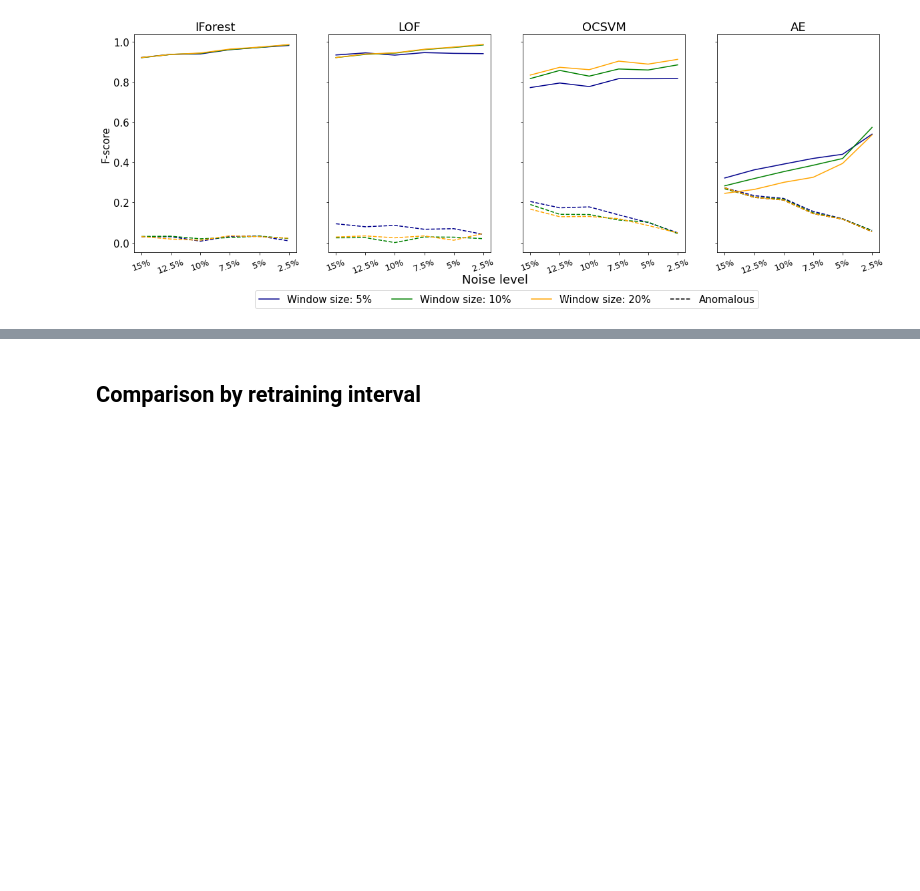
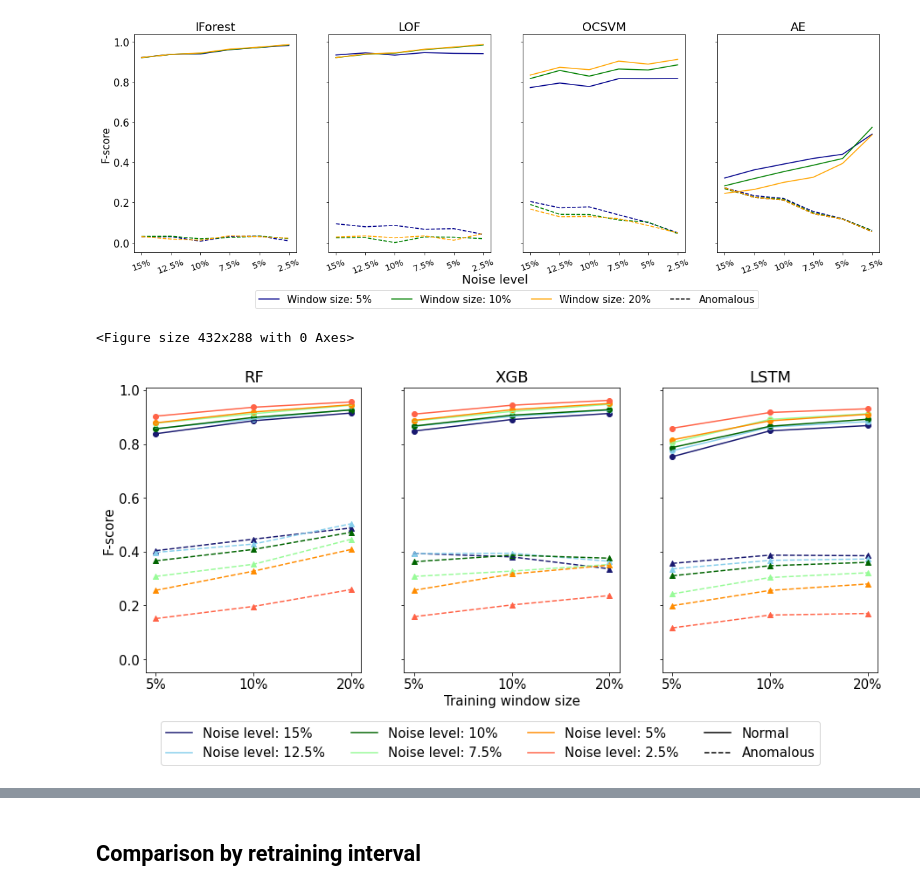
Before and after one commit to ghksdl6025/streaming_anomaly_detect, a Jupyter notebook: Visualization.ipynb, the cells around one changed output, grey strips where cells are left out. Saved outputs shown, nothing was run; the diff lists cells and outputs as text; code cells hidden in the pictures; blank space fills up the shorter version.

```diff
--- a/Visualization.ipynb
+++ b/Visualization.ipynb
@@ -591,0 +617,47 @@ plt.savefig('./img/unsupervised_window_comparison.pdf', bbox_inches="tight")
+# %%
+fig = plt.gcf()
+plt.rcParams.update({'font.size': 15})
+
+fig, (ax1, ax2, ax3) = plt.subplots(1, 3, sharey=True)
+fig.set_size_inches(15,6)
+
+colordict = {'15%':'midnightblue','12.5%':'skyblue','10%':'darkgreen', '7.5%':'palegreen','5%':'darkorange','2.5%':'tomato'}
+
+for x in list(rf_normalfscorewindow['Noise']):
+    ax1.plot(['5%','10%','20%'], rf_normal_T[x], color = colordict[x],label = 'Noise level: %s'%(x))
+    ax1.scatter(['5%','10%','20%'], rf_normal_T[x], color = colordict[x])
+    ax1.plot(['5%','10%','20%'], rf_anomal_T[x],'--',color = colordict[x])
+    ax1.scatter(['5%','10%','20%'], rf_anomal_T[x],marker = '^',color = colordict[x])
+
+
+for x in list(xgb_normalfscorewindow['Noise']):
+    ax2.plot(['5%','10%','20%'], xgb_normal_T[x], color = colordict[x],label = 'Noise level: %s'%(x))
+    ax2.scatter(['5%','10%','20%'], xgb_normal_T[x], color = colordict[x])
+    ax2.plot(['5%','10%','20%'], xgb_anomal_T[x],'--',color = colordict[x])
+    ax2.scatter(['5%','10%','20%'], xgb_anomal_T[x],marker = '^',color = colordict[x])
+
+for x in list(lstm_normalfscorewindow['Noise']):
+    ax3.plot(['5%','10%','20%'], lstm_normal_T[x], color = colordict[x],label = 'Noise level: %s'%(x))
+    ax3.scatter(['5%','10%','20%'], lstm_normal_T[x], color = colordict[x])
+    ax3.plot(['5%','10%','20%'], lstm_anomal_T[x],'--',color = colordict[x])
+    ax3.scatter(['5%','10%','20%'], lstm_anomal_T[x],marker = '^',color = colordict[x])
+
+plt.plot(['5%'],[0], color='k', label = 'Normal')
+plt.plot(['5%'],[0],'--', color='k', label = 'Anomalous')
+
+ax1.set_title('RF')
+ax2.set_title('XGB')
+ax3.set_title('LSTM')
+
+
+plt.legend(loc='upper center', bbox_to_anchor=(-0.8, -0.15), ncol=4)
+
+# plt.legend(bbox_to_anchor=(1.05,1), loc='upper left')
+ax2.set_xlabel('Training window size')
+ax1.set_ylabel('F-score')
+# plt.ylim([0.5,1.05])
+# plt.title('Normal event F-score by window size')
+plt.savefig('./img/proposed_window_comparison.pdf', bbox_inches="tight")
+# %% [output]
+<Figure size 432x288 with 0 Axes>
+[figure, added]
```
Also changed, not shown: parts of 9 cells of this notebook, 4 other files.
